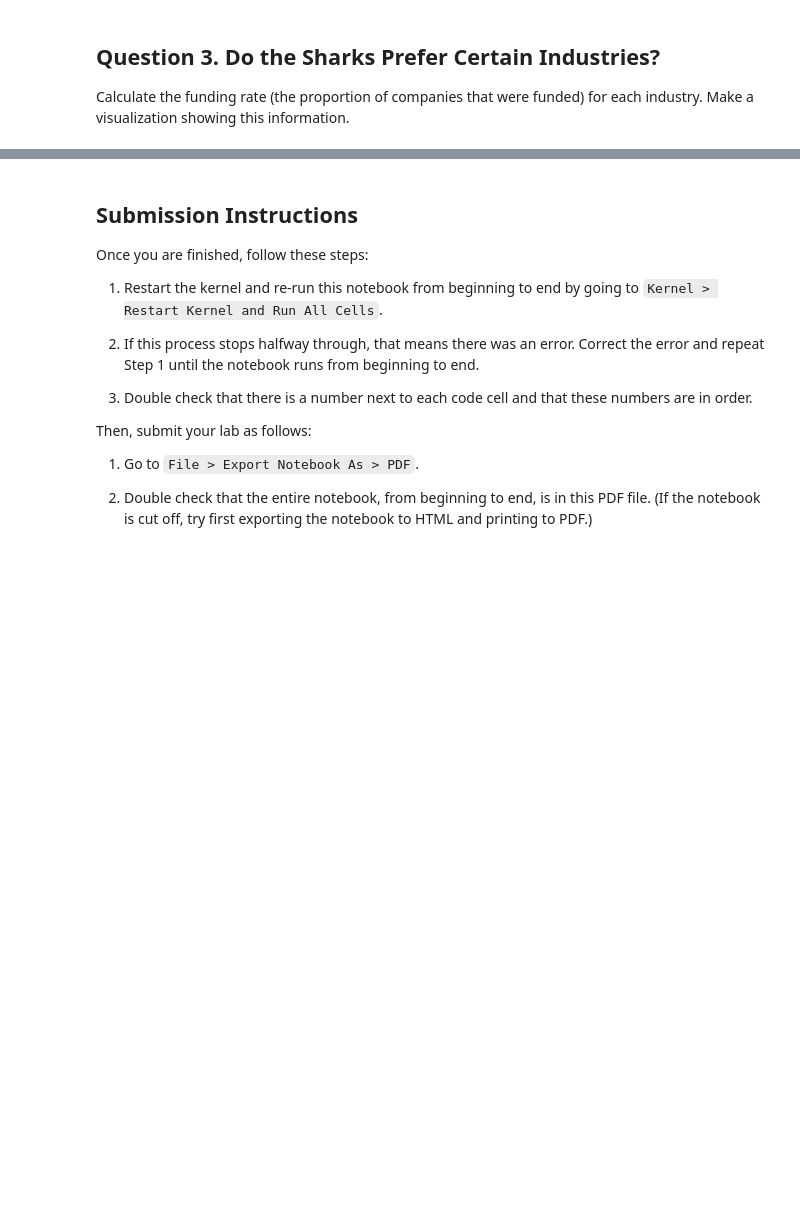
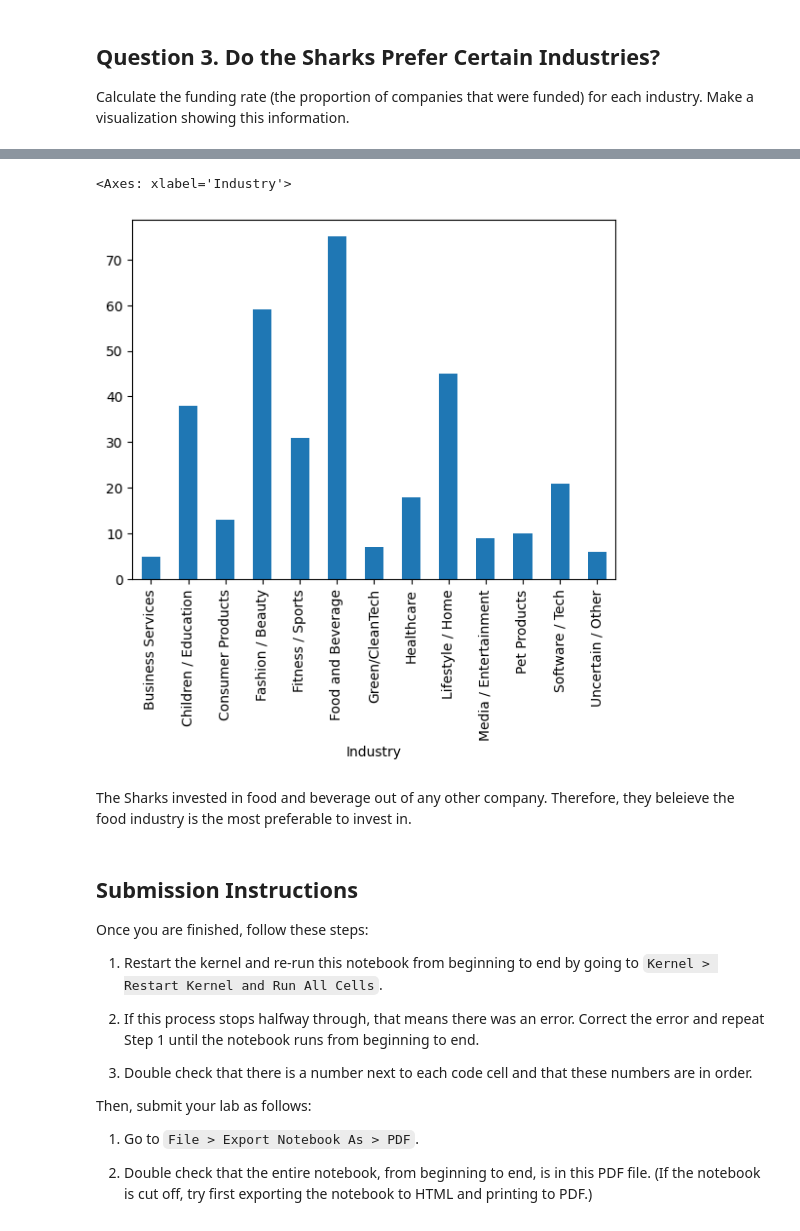
Before and after one commit to iliyanalibhai/CS105-Data-Analysis-Methods, a Jupyter notebook: Labs/Lab2/2A_Shark_Tank.ipynb, the cells around one changed output, grey strips where cells are left out. Saved outputs shown, nothing was run; the diff lists cells and outputs as text; code cells hidden in the pictures; blank space fills up the shorter version.

```diff
--- a/Labs/Lab2/2A_Shark_Tank.ipynb
+++ b/Labs/Lab2/2A_Shark_Tank.ipynb
@@ -61,3 +152,13 @@ Calculate the funding rate (the proportion of companies that were funded) for ea
+# %%
+# ENTER CODE HERE.
+
+df["Number of Sharks"] = df.loc[:, "Corcoran":"Guest"].sum(axis=1)
+df.groupby("Industry")["Number of Sharks"].sum().plot.bar()
+# %% [output]
+<Axes: xlabel='Industry'>
+[figure, added]
+# %% [markdown]
+The Sharks invested in food and beverage out of any other company. Therefore, they beleieve the food industry is the most preferable to invest in.
 # %% [markdown]
 ## Submission Instructions
 
```
Also changed, not shown: parts of 16 cells of this notebook, 1 other file.
